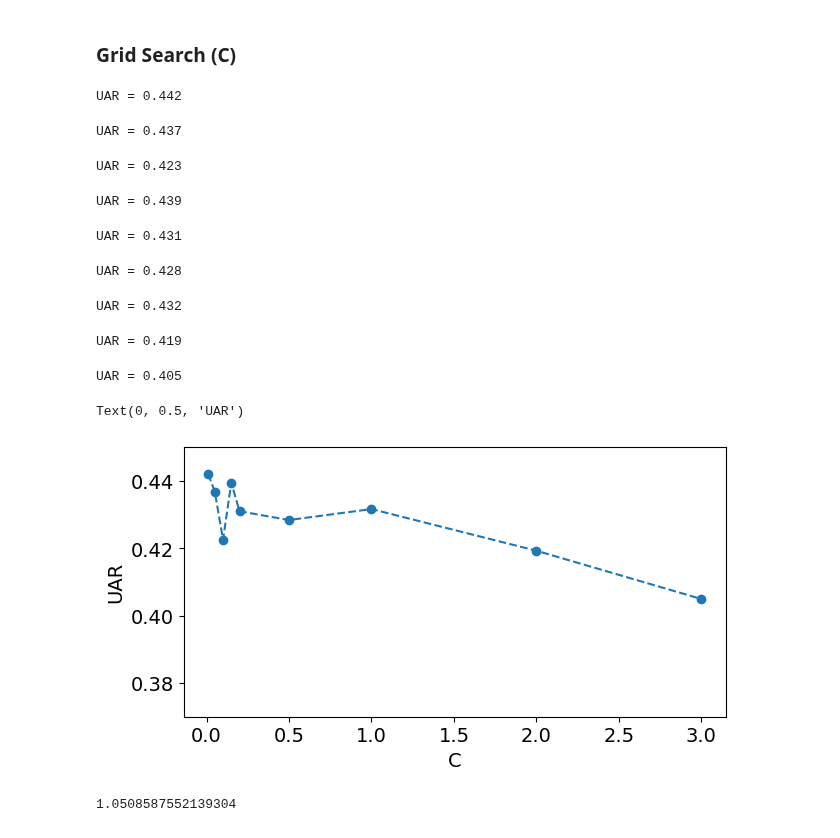
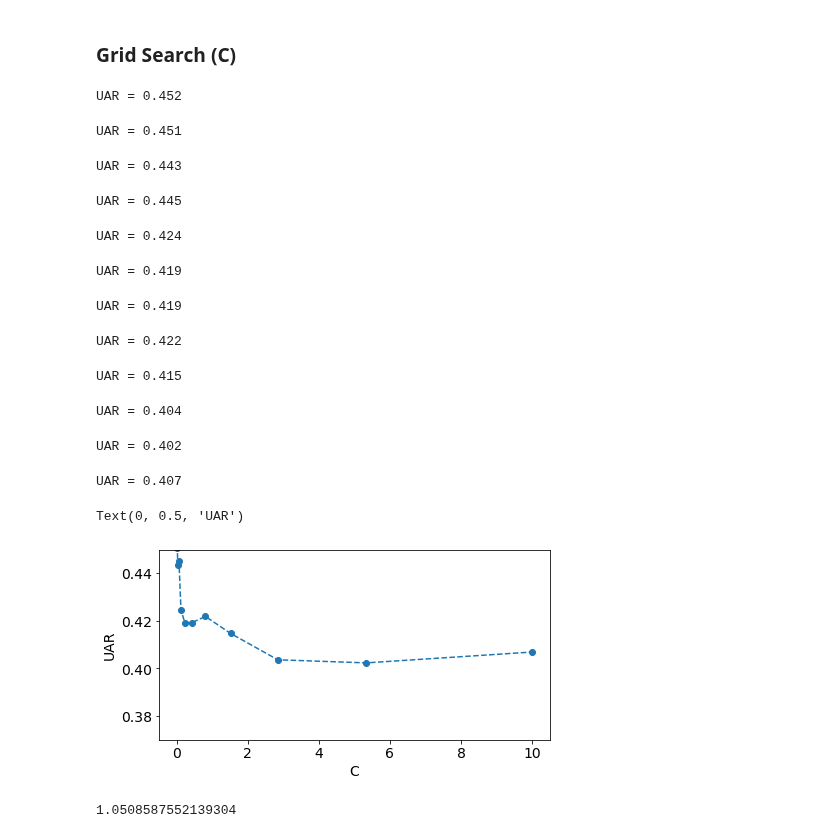
Before and after one commit to vortex2894/speech-emotion-recognition-system, a Jupyter notebook: ser-using-linear-svm-and-mfcc.ipynb, the cells around one changed output. Cells and saved outputs as stored; diff of their text form; code cells hidden in the pictures.

```diff
--- a/ser-using-linear-svm-and-mfcc.ipynb
+++ b/ser-using-linear-svm-and-mfcc.ipynb
@@ -15,7 +15,11 @@ import plotting_utils
 # run this function if you need to generate a csv data set from scratch
 # data_loader.generate_csv_dataset()
 # %%
-X, y, ID = data_loader.load_dataset(X_path='data/feature_vector_based_mean_mfcc_and_std_mfcc_nfft_8192.csv',
-                                    y_path='data/y_labels_8192.csv',
-                                    ID_path='data/IDs_8192.csv')
+# X, y, ID = data_loader.load_dataset(X_path='data/feature_vector_based_mean_mfcc_and_std_mfcc_nfft_8192.csv',
+#                                     y_path='data/y_labels_8192.csv',
+#                                     ID_path='data/IDs_8192.csv')
+
+X, y, ID = data_loader.load_dataset(X_path='data/feature_vector_based_mean_mfcc_and_std_mfcc_nfft_16384.csv',
+                                    y_path='data/y_labels_16384.csv',
+                                    ID_path='data/IDs_16384.csv')
 # %% [output]
@@ -56,34 +60,38 @@ print(len(X_k_folds))
 # %% [markdown]
 ### Grid Search (C)
 # %%
-C = [0.01, 0.05, 0.1, 0.15, 0.2, 0.5, 1.0, 2.0, 3.0]
+# C = [0.01, 0.05, 0.1, 0.15, 0.2, 0.5, 1.0, 2.0, 3.0]
+C = np.logspace(-2, 1, 12, endpoint=True)
 UAR_list = []
 UAR_best = 0
 for val_C in C:
     model = SVC(kernel = 'linear', C=val_C)
     UAR,y_pr,y_tr,y_te = model_training.estimate_model(model, X_k_folds, y_k_folds)
     if UAR_best<UAR:
         UAR_best,y_pred,y_true,y_test = UAR,y_pr,y_tr,y_te
     UAR_list.append(UAR)
 
 fig,ax=plt.subplots(figsize=(7,3.5))
 plt.rcParams.update({'font.size': 14})
 plt.plot(C,UAR_list, marker='o', linestyle='dashed',)
 plt.ylim([0.37, 0.45])
 plt.xlabel('C')
 plt.ylabel('UAR')
 # %% [output]
-UAR = 0.442
+UAR = 0.452
-UAR = 0.437
+UAR = 0.451
-UAR = 0.423
+UAR = 0.443
-UAR = 0.439
+UAR = 0.445
-UAR = 0.431
+UAR = 0.424
-UAR = 0.428
+UAR = 0.419
-UAR = 0.432
+UAR = 0.419
-UAR = 0.419
+UAR = 0.422
-UAR = 0.405
+UAR = 0.415
-Text(0, 0.5, 'UAR')
+UAR = 0.404
+UAR = 0.402
+UAR = 0.407
+Text(0, 0.5, 'UAR')
-[figure, old version]
+[figure, new version]
 # %%
 10**(C_best)
 # %% [output]
```
Also changed, not shown: parts of 5 cells of this notebook, 11 other files.
